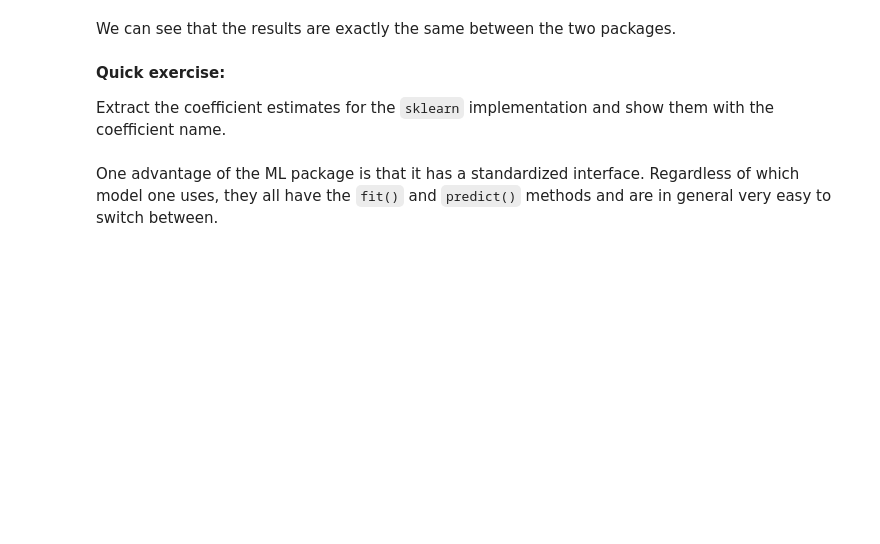
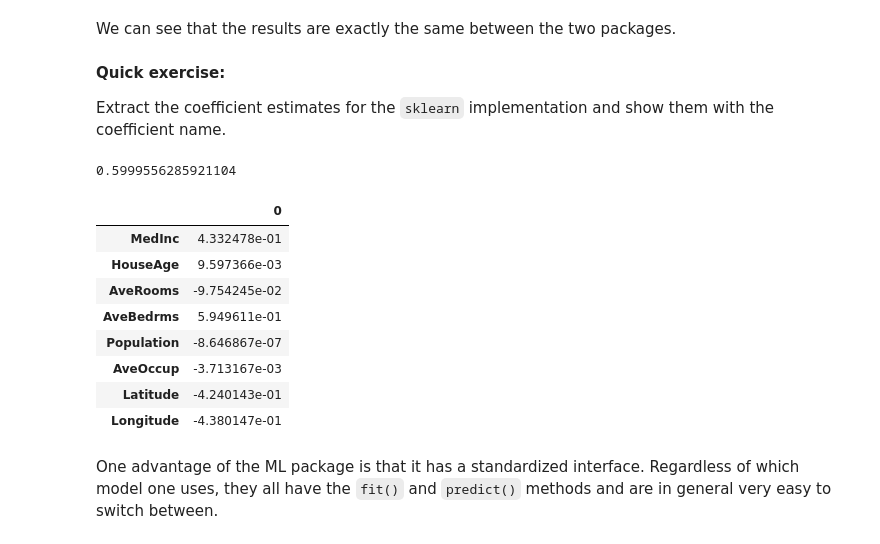
Before and after one commit to Segtanof/pyfin, a Jupyter notebook: 10_MachineLearning.ipynb, the cells around one changed output. Cells and saved outputs as stored; diff of their text form; code cells hidden in the pictures; blank space fills up the shorter version.

```diff
--- a/10_MachineLearning.ipynb
+++ b/10_MachineLearning.ipynb
@@ -145,6 +204,22 @@ We can see that the results are exactly the same between the two packages.
 **Quick exercise:**
 
 Extract the coefficient estimates for the `sklearn` implementation and show them with the coefficient name.
+# %%
+reg.score(X_test, y_test)
+# %% [output]
+0.5999556285921104
+# %%
+pd.DataFrame(reg.coef_, index=X_train.columns)
+# %% [output]
+|  | 0 |
+| MedInc | 4.332478e-01 |
+| HouseAge | 9.597366e-03 |
+| AveRooms | -9.754245e-02 |
+| AveBedrms | 5.949611e-01 |
+| Population | -8.646867e-07 |
+| AveOccup | -3.713167e-03 |
+| Latitude | -4.240143e-01 |
+| Longitude | -4.380147e-01 |
 # %% [markdown]
 One advantage of the ML package is that it has a standardized interface. Regardless of which model one uses, they all have the `fit()` and `predict()` methods and are in general very easy to switch between.
 # %% [markdown]
```
Also changed, not shown: parts of 18 cells of this notebook, 2 other files.
